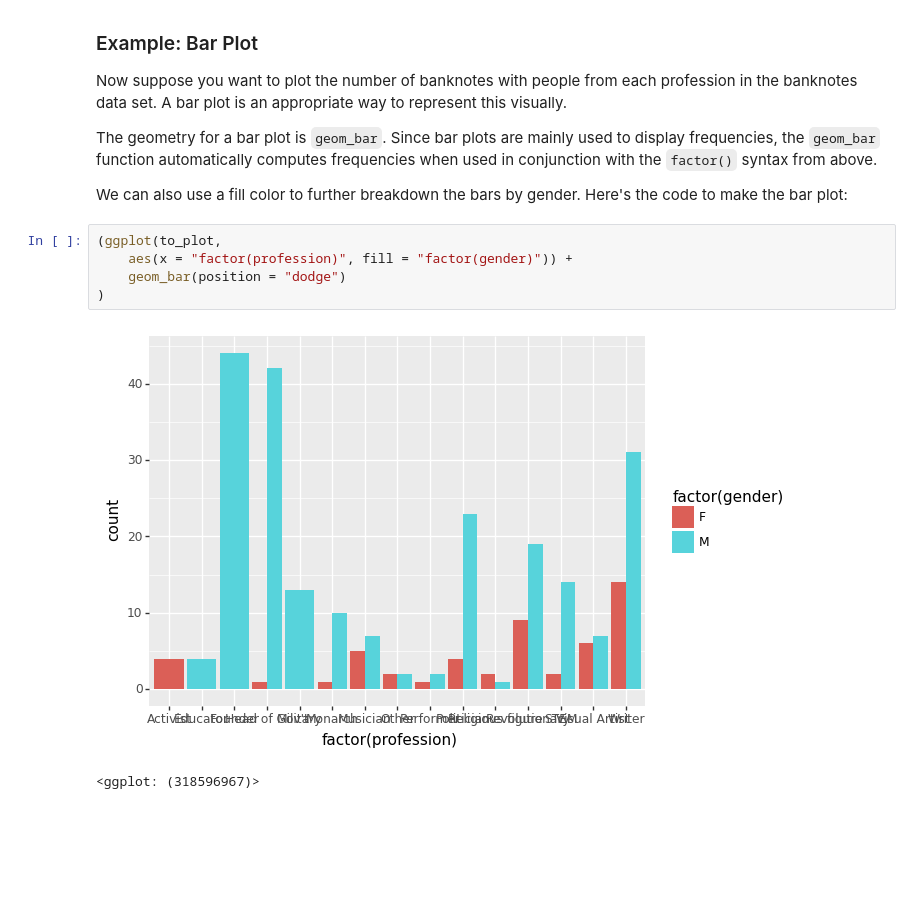
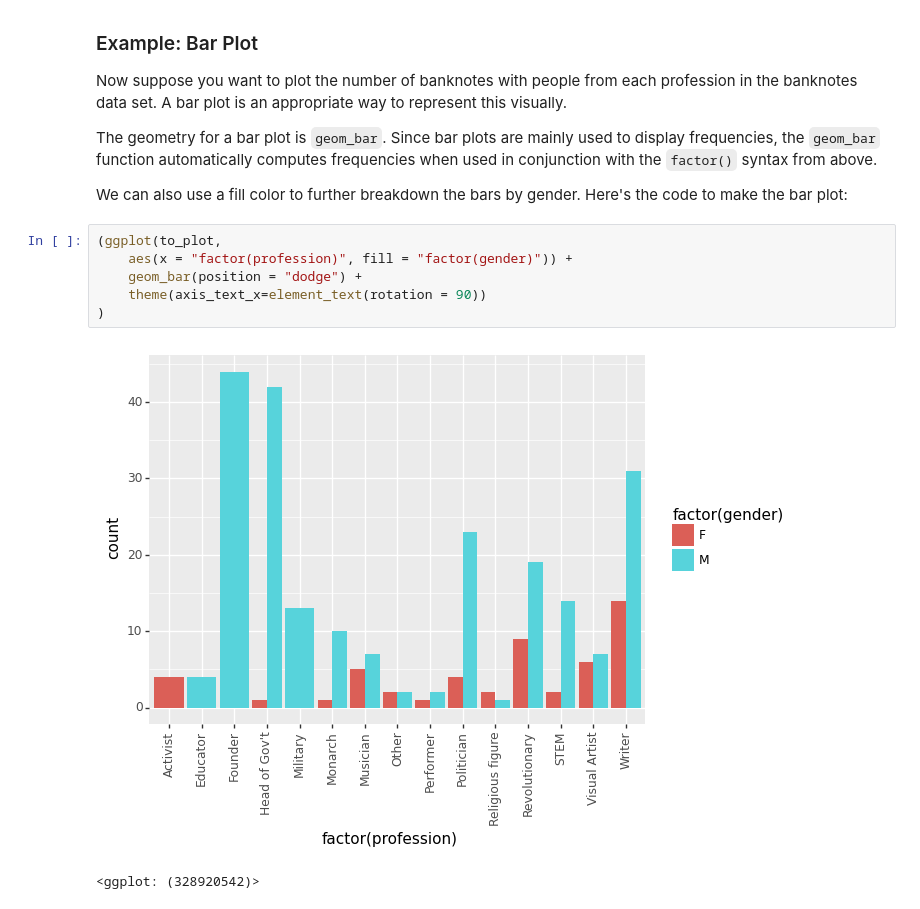
Before and after one commit to ucdavisdatalab/workshop_python_basics, a Jupyter notebook: _sources/chapters/03_exploring-data.ipynb, the cells around one changed output. Drawn from its saved outputs; the diff is of its cells as text; blank space fills up the shorter version.

```diff
--- a/_sources/chapters/03_exploring-data.ipynb
+++ b/_sources/chapters/03_exploring-data.ipynb
@@ -785,10 +785,11 @@ the code to make the bar plot:
 # %%
 (ggplot(to_plot,
     aes(x = "factor(profession)", fill = "factor(gender)")) +
-    geom_bar(position = "dodge")
+    geom_bar(position = "dodge") +
+    theme(axis_text_x=element_text(rotation = 90))
 )
 # %% [output]
-[figure, old version]
+[figure, new version]
-<ggplot: (318596967)>
+<ggplot: (328920542)>
 # %% [markdown]
 The setting `position = "dodge"` instructs `geom_bar` to put the bars
```
Also changed, not shown: parts of 9 cells of this notebook, 4 other files.
